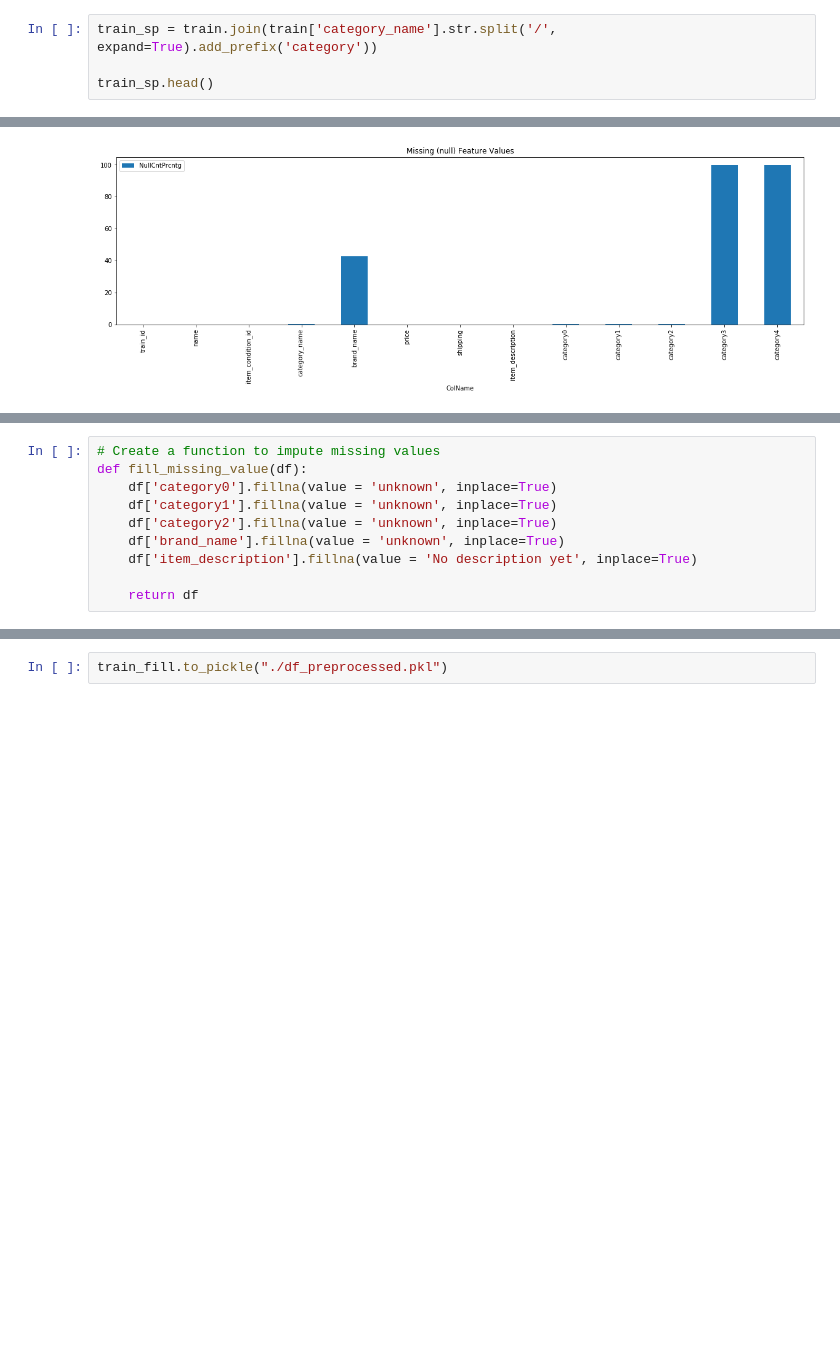
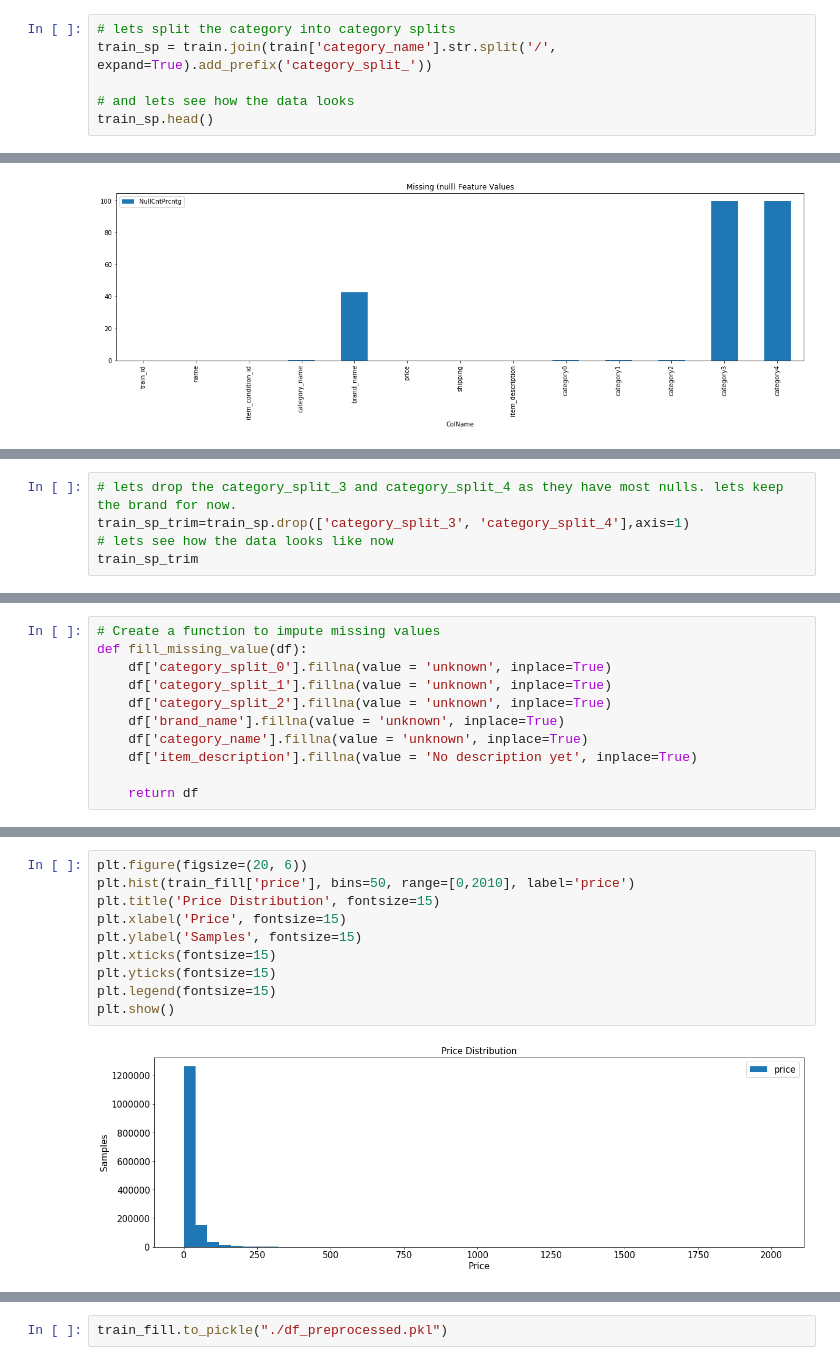
Before and after one commit to manoharpavuluri/ml-mercari-NLP, a Jupyter notebook: mercari.ipynb, the cells around one changed output, grey strips where cells are left out. Cells and saved outputs as stored; diff of their text form; blank space fills up the shorter version.

```diff
--- a/mercari.ipynb
+++ b/mercari.ipynb
@@ -66,8 +67,10 @@ print(train['category_name'].str.count('/').max())
 2.0
 4.0
 # %%
-train_sp = train.join(train['category_name'].str.split('/', expand=True).add_prefix('category'))
+# lets split the category into category splits
+train_sp = train.join(train['category_name'].str.split('/', expand=True).add_prefix('category_split_'))
 
+# and lets see how the data looks
 train_sp.head()
 # %% [output]
 |  | train_id | name | item_condition_id | category_name | brand_name | price | shipping | item_description | ... |
@@ -124,10 +105,0 @@ train_sp_trim = train_sp_trim[train_sp_trim.price != 0]
-# %%
-# Create a function to impute missing values
-def fill_missing_value(df):
-    df['category0'].fillna(value = 'unknown', inplace=True)
-    df['category1'].fillna(value = 'unknown', inplace=True)
-    df['category2'].fillna(value = 'unknown', inplace=True)
-    df['brand_name'].fillna(value = 'unknown', inplace=True)
-    df['item_description'].fillna(value = 'No description yet', inplace=True)
-
-    return df
@@ -265,0 +106,5 @@ def text_normalization(text):
+# %%
+# lets drop the category_split_3 and category_split_4 as they have most nulls. lets keep the brand for now.
+train_sp_trim=train_sp.drop(['category_split_3', 'category_split_4'],axis=1)
+# lets see how the data looks like now
+train_sp_trim
@@ -265,0 +128,11 @@ def text_normalization(text):
+# %%
+# Create a function to impute missing values
+def fill_missing_value(df):
+    df['category_split_0'].fillna(value = 'unknown', inplace=True)
+    df['category_split_1'].fillna(value = 'unknown', inplace=True)
+    df['category_split_2'].fillna(value = 'unknown', inplace=True)
+    df['brand_name'].fillna(value = 'unknown', inplace=True)
+    df['category_name'].fillna(value = 'unknown', inplace=True)
+    df['item_description'].fillna(value = 'No description yet', inplace=True)
+
+    return df
@@ -265,0 +192,12 @@ def text_normalization(text):
+# %%
+plt.figure(figsize=(20, 6))
+plt.hist(train_fill['price'], bins=50, range=[0,2010], label='price')
+plt.title('Price Distribution', fontsize=15)
+plt.xlabel('Price', fontsize=15)
+plt.ylabel('Samples', fontsize=15)
+plt.xticks(fontsize=15)
+plt.yticks(fontsize=15)
+plt.legend(fontsize=15)
+plt.show()
+# %% [output]
+[figure, added]
```
Also changed, not shown: parts of 62 cells of this notebook, 1 other file.
